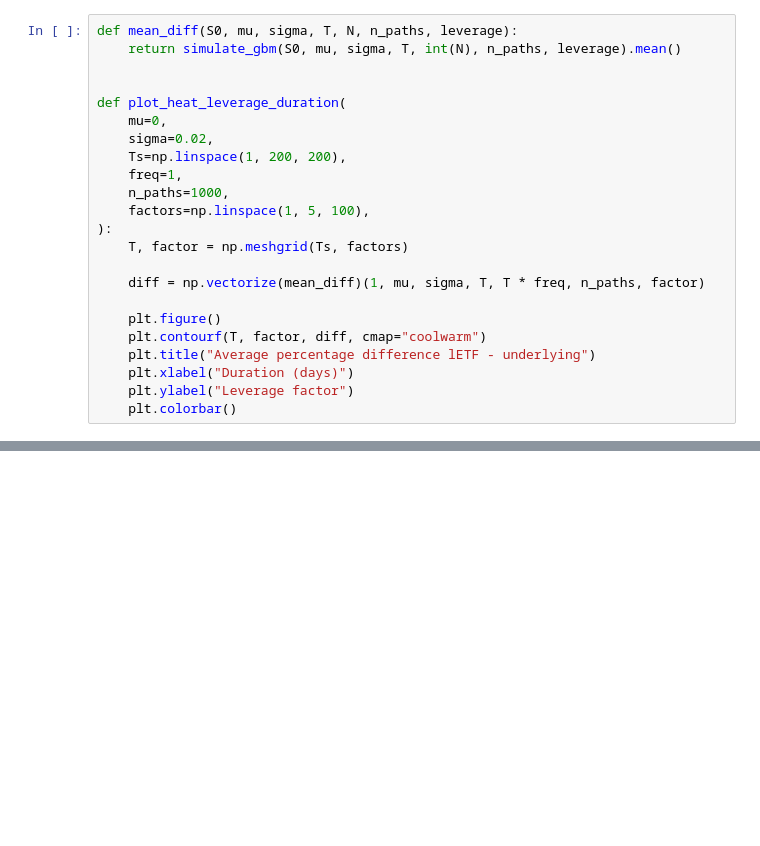
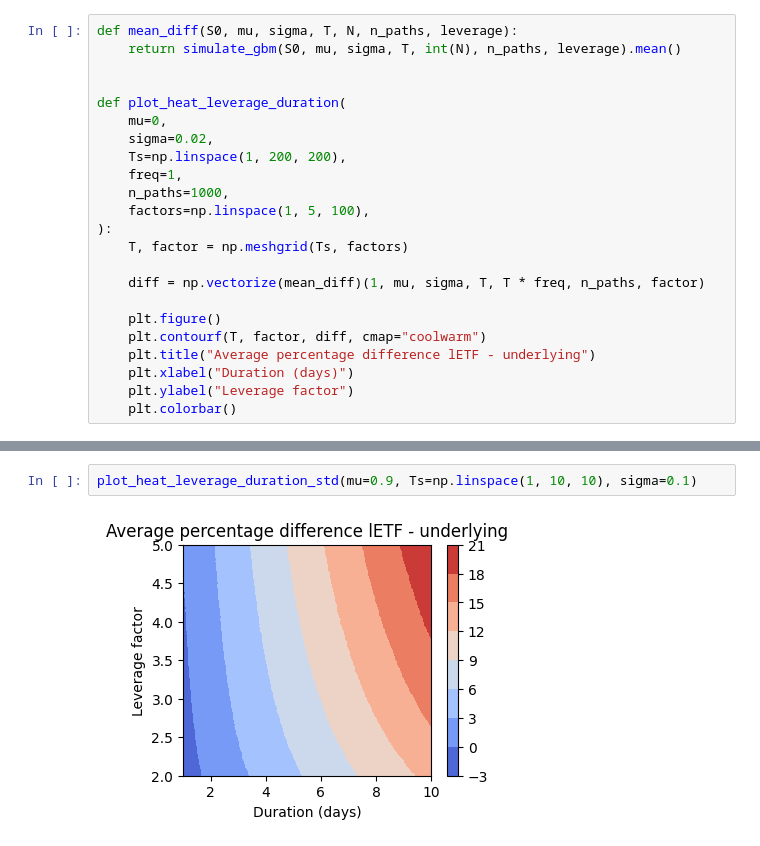
Before and after one commit to albesianor/Leveraged-ETFs, a Jupyter notebook: 02_leverage_duration_analysis.ipynb, the cells around one changed output, grey strips where cells are left out. Cells and saved outputs as stored; diff of their text form; blank space fills up the shorter version.

```diff
--- a/02_leverage_duration_analysis.ipynb
+++ b/02_leverage_duration_analysis.ipynb
@@ -69,0 +104,4 @@ plot_heat_leverage_duration(mu=0, Ts=np.linspace(1, 41, 41), sigma=0.4)
+# %%
+plot_heat_leverage_duration_std(mu=0.9, Ts=np.linspace(1, 10, 10), sigma=0.1)
+# %% [output]
+[figure, added]
```
Also changed, not shown: parts of 20 cells of this notebook.
